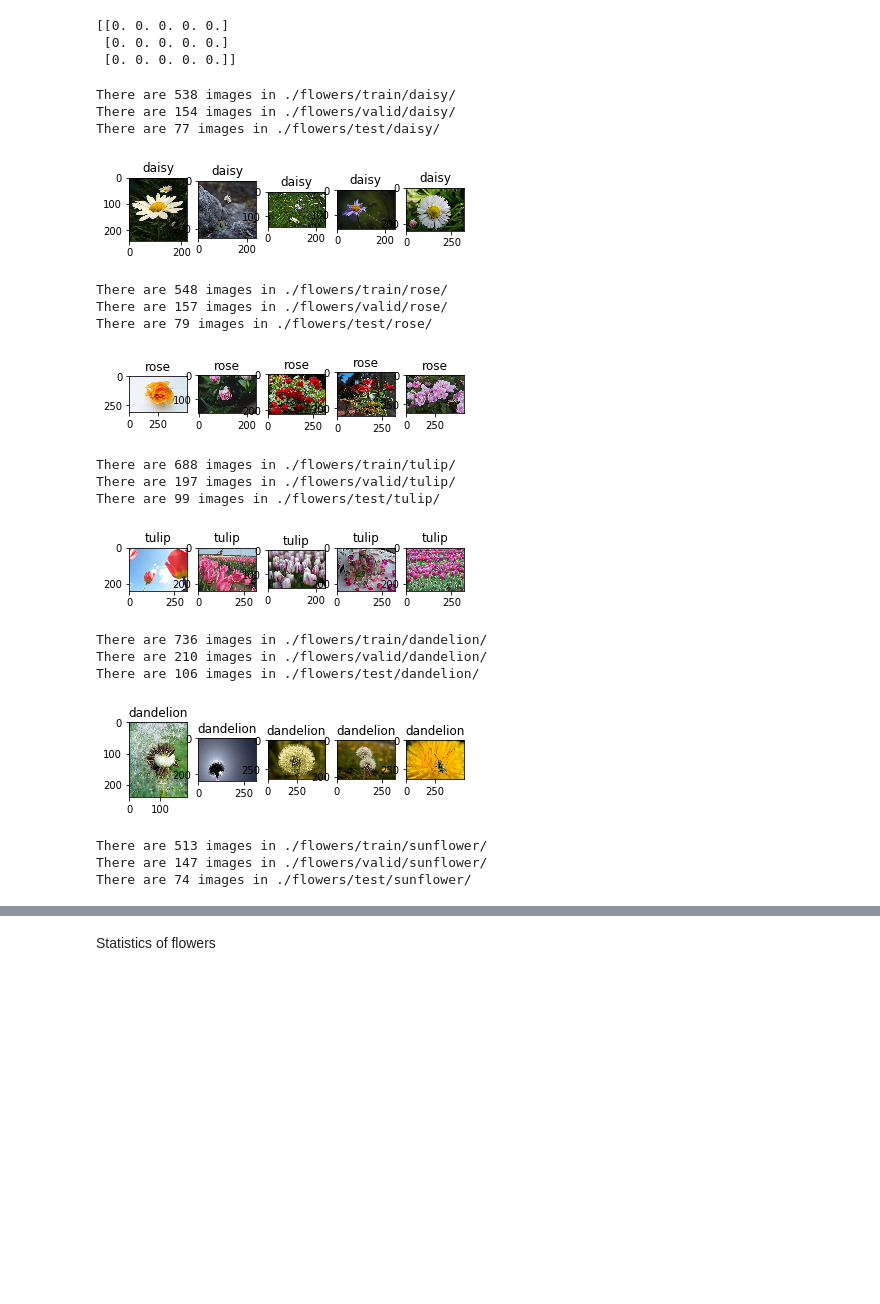
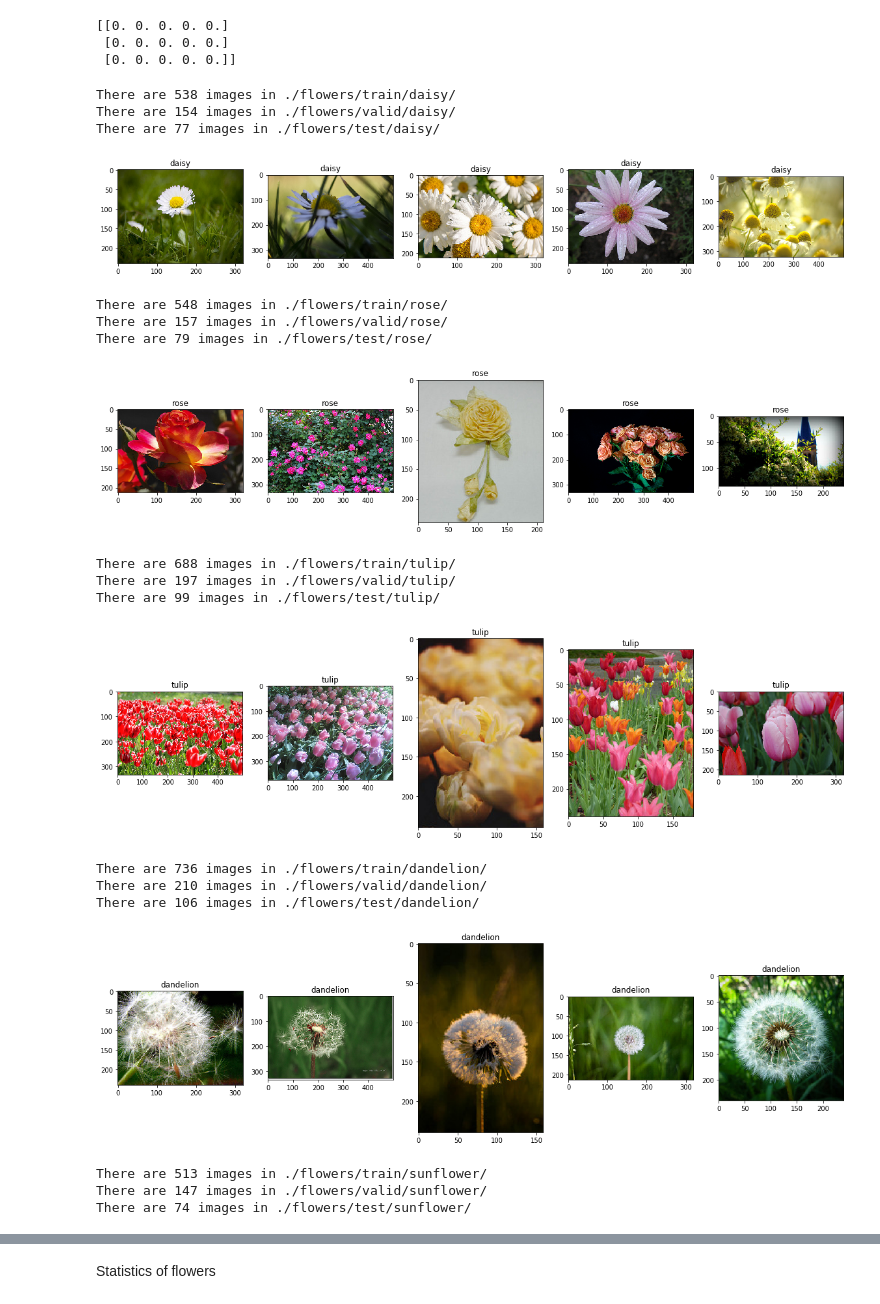
Before and after one commit to rui-yan/CS229-bagnet, a Jupyter notebook: data_preparation.ipynb, the cells around one changed output, grey strips where cells are left out. Cells and saved outputs as stored; diff of their text form; code cells hidden in the pictures; blank space fills up the shorter version.

Commit message:
update dataset_demo

```diff
--- a/data_preparation.ipynb
+++ b/data_preparation.ipynb
@@ -5,12 +5,19 @@ import numpy as np # linear algebra
 import pandas as pd # data processing, CSV file I/O (e.g. pd.read_csv)
 import os
 
+
+# generate random integer values
+from random import seed
+from random import randint
+
 %matplotlib inline
 import matplotlib.pyplot as plt
 import matplotlib.image as mpimg
 import random
 from shutil import copyfile
 
+plt.rcParams["figure.figsize"] = (25,8)
+
 base_dir = "./flowers_original/"
 categories = [f for f in os.listdir(base_dir) if not f.startswith('.')]
 print(categories)
@@ -61,11 +68,13 @@ def copy_files(files, dest):
 # %%
 def plot_images(category, images):
     """This method plots five images from a category"""
+    fig = plt.figure(figsize=(20, 8))
     for i in range(len(images)):
         plt.subplot(1,5,i+1)
         plt.title(category)
         image = mpimg.imread(images[i])
         plt.imshow(image)
+        plt.savefig('./dataset_demo_images/'+category+'_demo.png', bbox_inches = 'tight')
     plt.show()
 # %%
 rows = ['train', 'valid', 'test']
@@ -76,39 +85,40 @@ print(data)
  [0. 0. 0. 0. 0.]
  [0. 0. 0. 0. 0.]]
 # %%
+seed(1)
 for i, foldername in enumerate(categories):
     files = glob(base_dir+foldername+'/*.jpg')
     split_files = train_valid_test(files)
     print("\n")
 
     # splitting the dataset into train, validation, and test
     # there are three classes: train, valid, and test
     for j, files in enumerate(split_files):
         data[j, i] = len(files)
         print("There are "+str(len(files))+" images in ./flowers/"+rows[j]+'/'+foldername+'/')
         copy_files(files, './flowers/'+rows[j]+'/'+foldername)
 
     # plotting five examples from each category
-    plot_images(foldername, files[:5])
+    plot_images(foldername, split_files[0][15:20])
 
 print(data)
 # %% [output]
 There are 538 images in ./flowers/train/daisy/
 There are 154 images in ./flowers/valid/daisy/
 There are 77 images in ./flowers/test/daisy/
-[figure, old version]
+[figure, new version]
 There are 548 images in ./flowers/train/rose/
 There are 157 images in ./flowers/valid/rose/
 There are 79 images in ./flowers/test/rose/
-[figure, old version]
+[figure, new version]
 There are 688 images in ./flowers/train/tulip/
 There are 197 images in ./flowers/valid/tulip/
 There are 99 images in ./flowers/test/tulip/
-[figure, old version]
+[figure, new version]
 There are 736 images in ./flowers/train/dandelion/
 There are 210 images in ./flowers/valid/dandelion/
 There are 106 images in ./flowers/test/dandelion/
-[figure, old version]
+[figure, new version]
 There are 513 images in ./flowers/train/sunflower/
 There are 147 images in ./flowers/valid/sunflower/
 There are 74 images in ./flowers/test/sunflower/
```
Also changed, not shown: parts of 2 cells of this notebook, 7 other files.
